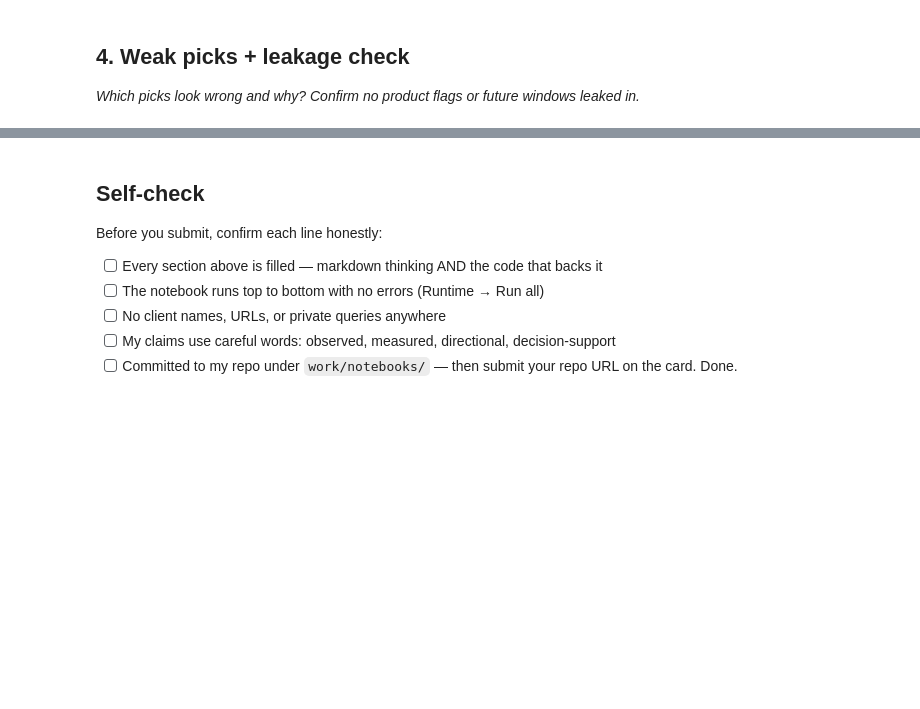
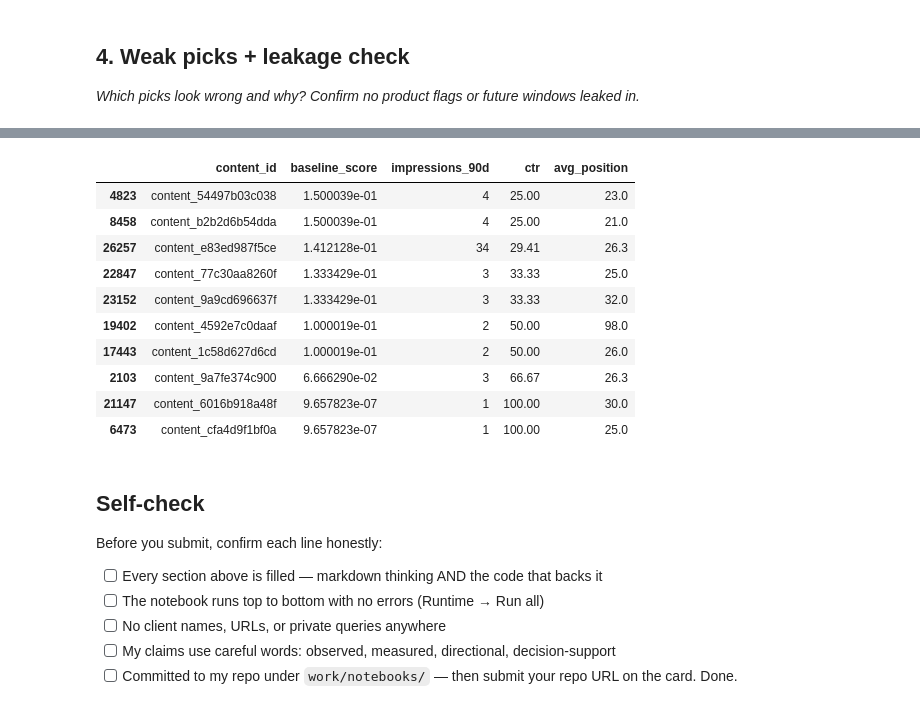
Before and after one commit to gitWithPrince272/flyrank-ml-internship, a Jupyter notebook: work/notebooks/w04_baseline_score.ipynb, the cells around one changed output, grey strips where cells are left out. Cells and saved outputs as stored; diff of their text form; code cells hidden in the pictures; blank space fills up the shorter version.

```diff
--- a/work/notebooks/w04_baseline_score.ipynb
+++ b/work/notebooks/w04_baseline_score.ipynb
@@ -34,6 +174,31 @@ This skeleton is yours to fill. Work the sections **in order** — each one has
 # %%
 # This cell is for CODE (numbers, a query, a check).
 # Write your text answer in the cell ABOVE this one — typing sentences here breaks Run All.
+# Review the lowest scoring pages
+
+display(
+    ranked.tail(10)[
+        [
+            "content_id",
+            "baseline_score",
+            "impressions_90d",
+            "ctr",
+            "avg_position"
+        ]
+    ]
+)
+# %% [output]
+|  | content_id | baseline_score | impressions_90d | ctr | avg_position |
+| 4823 | content_54497b03c038 | 1.500039e-01 | 4 | 25.00 | 23.0 |
+| 8458 | content_b2b2d6b54dda | 1.500039e-01 | 4 | 25.00 | 21.0 |
+| 26257 | content_e83ed987f5ce | 1.412128e-01 | 34 | 29.41 | 26.3 |
+| 22847 | content_77c30aa8260f | 1.333429e-01 | 3 | 33.33 | 25.0 |
+| 23152 | content_9a9cd696637f | 1.333429e-01 | 3 | 33.33 | 32.0 |
+| 19402 | content_4592e7c0daaf | 1.000019e-01 | 2 | 50.00 | 98.0 |
+| 17443 | content_1c58d627d6cd | 1.000019e-01 | 2 | 50.00 | 26.0 |
+| 2103 | content_9a7fe374c900 | 6.666290e-02 | 3 | 66.67 | 26.3 |
+| 21147 | content_6016b918a48f | 9.657823e-07 | 1 | 100.00 | 30.0 |
+| 6473 | content_cfa4d9f1bf0a | 9.657823e-07 | 1 | 100.00 | 25.0 |
 # %% [markdown]
 ## Self-check
 
```
Also changed, not shown: parts of 10 cells of this notebook.
